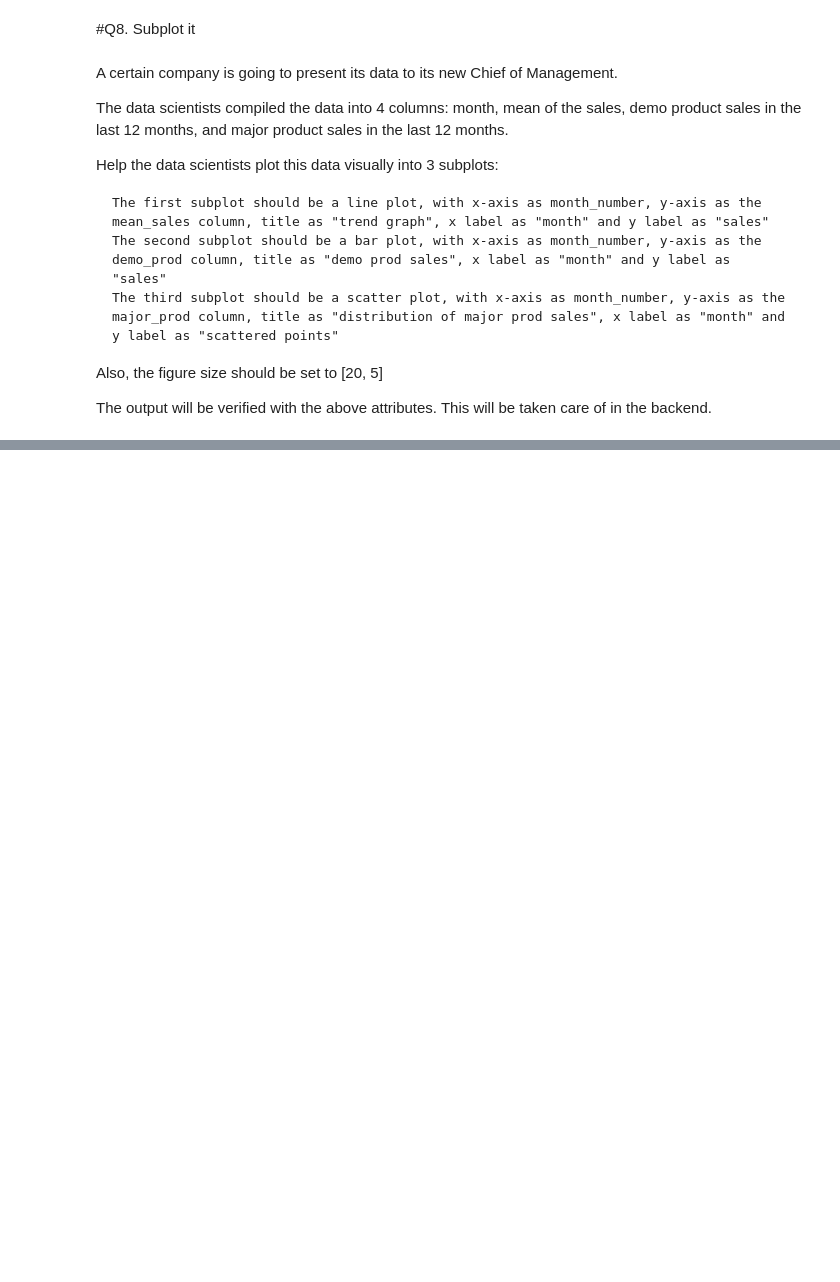
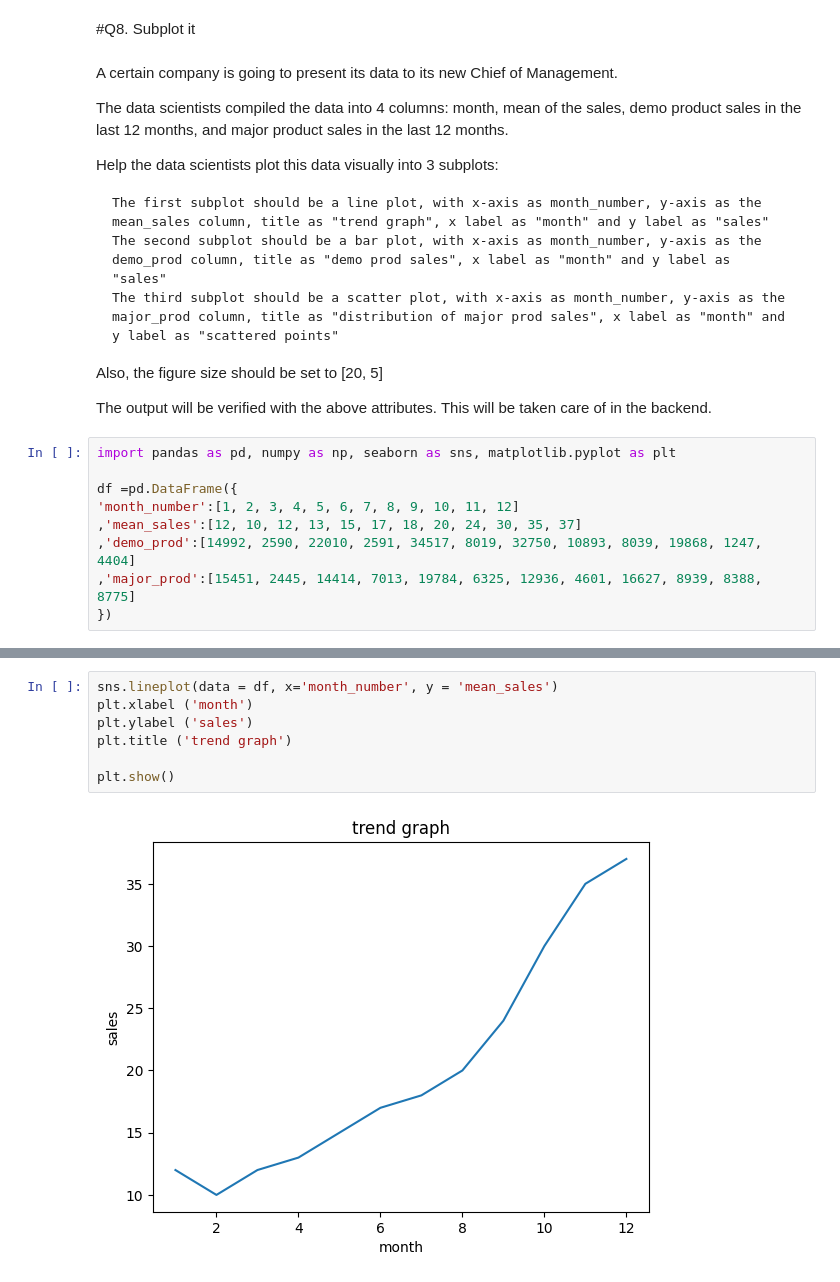
Before and after one commit to knagabharathi/Pylib_Data_visualization, a Jupyter notebook: Dataviz_3.ipynb, the cells around one changed output, grey strips where cells are left out. Drawn from its saved outputs; the diff is of its cells as text; blank space fills up the shorter version.

```diff
--- a/Dataviz_3.ipynb
+++ b/Dataviz_3.ipynb
@@ -286,3 +286,12 @@ Help the data scientists plot this data visually into 3 subplots:
 Also, the figure size should be set to [20, 5]
 
 The output will be verified with the above attributes. This will be taken care of in the backend.
+# %%
+import pandas as pd, numpy as np, seaborn as sns, matplotlib.pyplot as plt
+
+df =pd.DataFrame({
+'month_number':[1, 2, 3, 4, 5, 6, 7, 8, 9, 10, 11, 12]
+,'mean_sales':[12, 10, 12, 13, 15, 17, 18, 20, 24, 30, 35, 37]
+,'demo_prod':[14992, 2590, 22010, 2591, 34517, 8019, 32750, 10893, 8039, 19868, 1247, 4404]
+,'major_prod':[15451, 2445, 14414, 7013, 19784, 6325, 12936, 4601, 16627, 8939, 8388, 8775]
+})
@@ -288,0 +314,9 @@ The output will be verified with the above attributes. This will be taken care o
+# %%
+sns.lineplot(data = df, x='month_number', y = 'mean_sales')
+plt.xlabel ('month')
+plt.ylabel ('sales')
+plt.title ('trend graph')
+
+plt.show()
+# %% [output]
+[figure, added]
```
Also changed, not shown: parts of 4 cells of this notebook.
